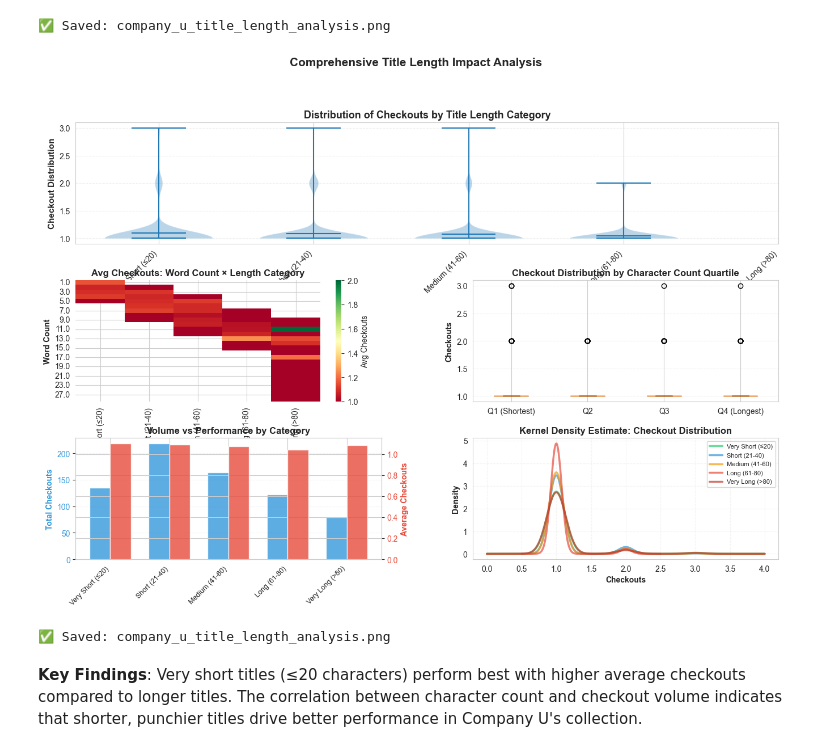
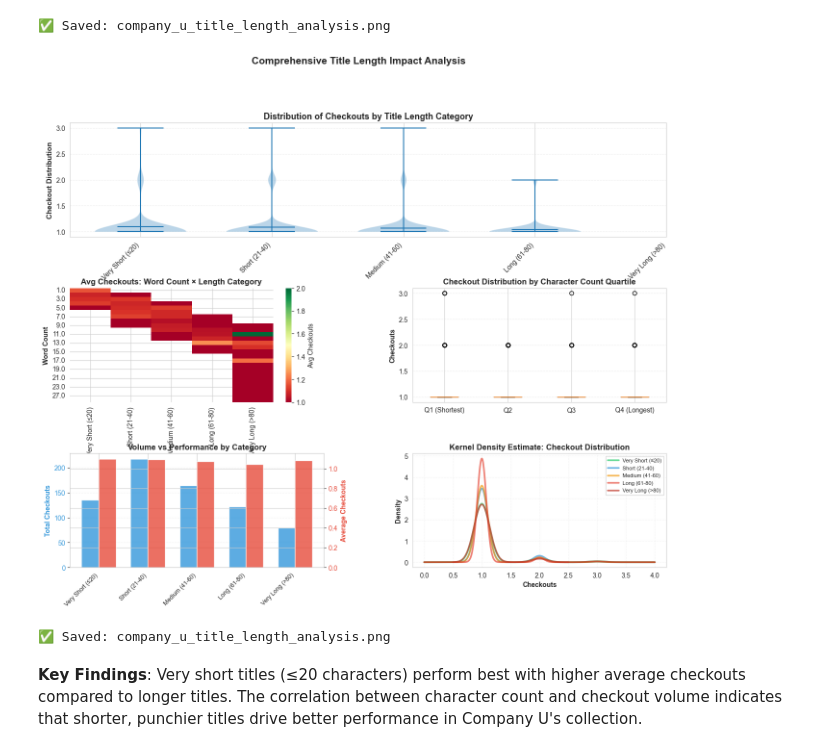
Before and after one commit to manoukyanmari/book-recommendation-system, a Jupyter notebook: book-genre-ai/company_u/company_u_visualization.ipynb, the cells around one changed output. Saved outputs shown, nothing was run; the diff lists cells and outputs as text; code cells hidden in the pictures.

Commit message:
apply right visualizatiuon, remove files that were helpers

```diff
--- a/book-genre-ai/company_u/company_u_visualization.ipynb
+++ b/book-genre-ai/company_u/company_u_visualization.ipynb
@@ -160,0 +441,37 @@ Checkouts Volume by Title Length Category:
+# %%
+# Analyze language distribution
+language_counts = Counter(df['Language'].fillna('Unknown'))
+
+# Language code to full name mapping
+LANGUAGE_NAMES = {
+    "Armenian": "Armenian",
+    "English": "English",
+    "Unknown": "Unknown"
+}
+
+fig, ax = plt.subplots(figsize=(12, 6))
+
+langs_codes = list(dict(language_counts.most_common()).keys())
+langs_names = [LANGUAGE_NAMES.get(code, code) for code in langs_codes]
+lang_counts = [language_counts[l] for l in langs_codes]
+
+# Use coral/darkred palette
+lang_colors = ['#FF6347', '#FF7F50', '#FF8C00']
+lang_colors = lang_colors[:len(langs_names)]
+
+bars = ax.barh(langs_names, lang_counts, color=lang_colors, edgecolor='darkred', linewidth=1.5, alpha=0.85)
+
+# Add value labels
+for i, (bar, count) in enumerate(zip(bars, lang_counts)):
+    ax.text(count, bar.get_y() + bar.get_height()/2.,
+            f' {int(count)}',
+            ha='left', va='center', fontweight='bold', fontsize=9)
+
+ax.set_xlabel('Number of Books', fontsize=11, fontweight='bold')
+ax.set_ylabel('Language', fontsize=11, fontweight='bold')
+ax.set_title('Company U Library - Language Distribution (Armenian vs English)', fontsize=13, fontweight='bold', pad=20)
+ax.grid(axis='x', linestyle='--', alpha=0.7)
+plt.tight_layout()
+plt.savefig('graphs/company_u_language_distribution.png', dpi=300, bbox_inches='tight')
+plt.show()
+print("✅ Saved graphs/company_u_language_distribution.png")
@@ -233,8 +627,8 @@ print("✅ Saved: company_u_title_length_analysis.png")
 import matplotlib.pyplot as plt
 import numpy as np
 
-fig = plt.figure(figsize=(16, 10))
-gs = fig.add_gridspec(3, 2, hspace=0.3, wspace=0.3)
+fig = plt.figure(figsize=(16, 12))
+gs = fig.add_gridspec(3, 2, hspace=0.45, wspace=0.35)
 
 # 1. Violin plot: Distribution by category
 ax1 = fig.add_subplot(gs[0, :])
@@ -278,34 +672,34 @@ x = range(len(cat_summary))
 width = 0.35
 ax4_twin = ax4.twinx()
 bars1 = ax4.bar([i - width/2 for i in x], cat_summary['sum'], width, label='Total Checkouts', color='#3498DB', alpha=0.8)
 bars2 = ax4_twin.bar([i + width/2 for i in x], cat_summary['mean'], width, label='Avg per Title', color='#E74C3C', alpha=0.8)
 ax4.set_xticks(x)
 ax4.set_xticklabels(cat_summary.index, rotation=45, ha='right', fontsize=9)
 ax4.set_ylabel('Total Checkouts', fontsize=10, fontweight='bold', color='#3498DB')
 ax4_twin.set_ylabel('Average Checkouts', fontsize=10, fontweight='bold', color='#E74C3C')
 ax4.set_title('Volume vs Performance by Category', fontsize=12, fontweight='bold')
 ax4.tick_params(axis='y', labelcolor='#3498DB')
 ax4_twin.tick_params(axis='y', labelcolor='#E74C3C')
 ax4.grid(axis='y', linestyle='--', alpha=0.2)
 
 # 5. KDE density plot
 ax5 = fig.add_subplot(gs[2, 1])
 for category, color in zip(categories_order, colors_length):
     data = df[df['length_category'] == category]['Number']
     if len(data) > 1:
         data.plot.density(ax=ax5, label=category, color=color, linewidth=2.5, alpha=0.7)
 ax5.set_xlabel('Checkouts', fontsize=10, fontweight='bold')
 ax5.set_ylabel('Density', fontsize=10, fontweight='bold')
 ax5.set_title('Kernel Density Estimate: Checkout Distribution', fontsize=12, fontweight='bold')
 ax5.legend(fontsize=8, loc='best')
 ax5.grid(axis='both', linestyle='--', alpha=0.2)
 
 plt.suptitle('Comprehensive Title Length Impact Analysis', fontsize=15, fontweight='bold', y=0.995)
 plt.savefig('graphs/company_u_title_length_analysis.png', dpi=300, bbox_inches='tight')
 plt.show()
 print("✅ Saved: company_u_title_length_analysis.png")
 # %% [output]
-[figure, old version]
+[figure, new version]
 ✅ Saved: company_u_title_length_analysis.png
 # %% [markdown]
 **Key Findings**: Very short titles (≤20 characters) perform best with higher average checkouts compared to longer titles. The correlation between character count and checkout volume indicates that shorter, punchier titles drive better performance in Company U's collection.
```
Also changed, not shown: parts of 25 cells of this notebook, 43 other files.
